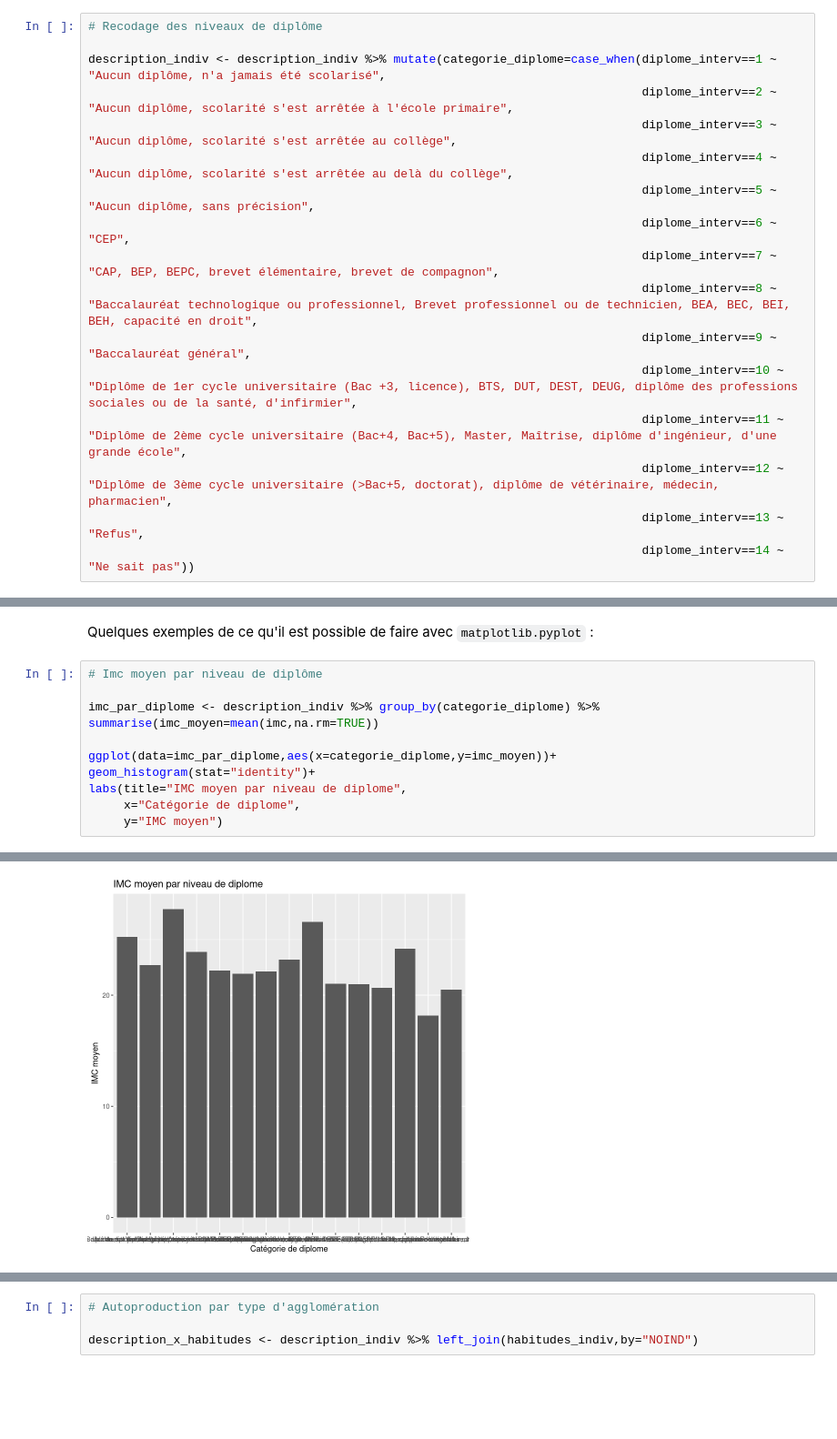
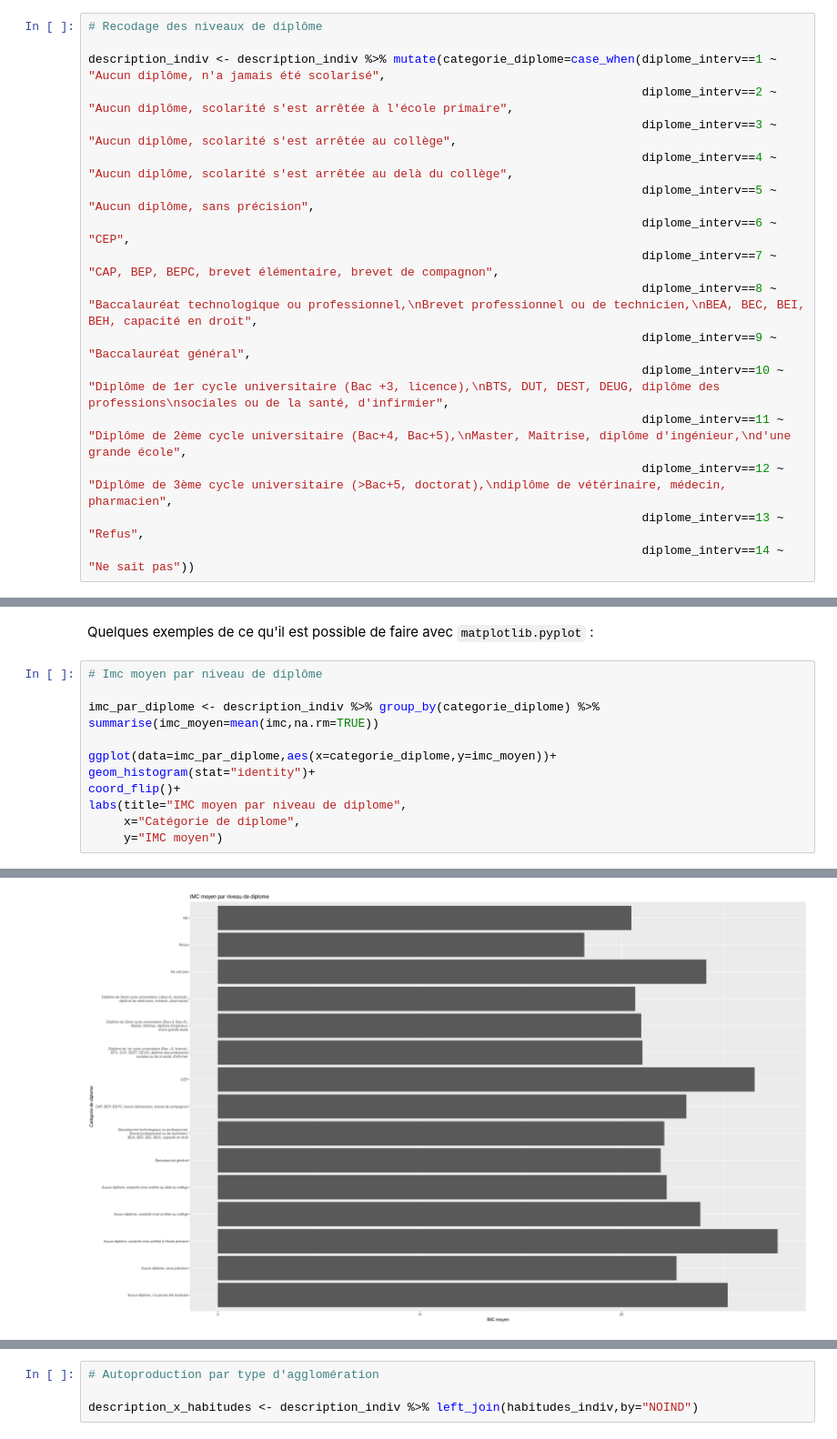
Before and after one commit to InseeFrLab/funathon2023_sujet3, a Jupyter notebook: Sujet_3_R.ipynb, the cells around one changed output, grey strips where cells are left out. Shown at 91% size. Saved outputs shown, nothing was run; the diff lists cells and outputs as text; blank space fills up the shorter version.

```diff
--- a/Sujet_3_R.ipynb
+++ b/Sujet_3_R.ipynb
@@ -157,11 +182,11 @@ description_indiv <- description_indiv %>% mutate(categorie_diplome=case_when(di
                                                                               diplome_interv==5 ~ "Aucun diplôme, sans précision",
                                                                               diplome_interv==6 ~ "CEP",
                                                                               diplome_interv==7 ~ "CAP, BEP, BEPC, brevet élémentaire, brevet de compagnon",
-                                                                              diplome_interv==8 ~ "Baccalauréat technologique ou professionnel, Brevet professionnel ou de technicien, BEA, BEC, BEI, BEH, capacité en droit",
+                                                                              diplome_interv==8 ~ "Baccalauréat technologique ou professionnel,\nBrevet professionnel ou de technicien,\nBEA, BEC, BEI, BEH, capacité en droit",
                                                                               diplome_interv==9 ~ "Baccalauréat général",
-                                                                              diplome_interv==10 ~ "Diplôme de 1er cycle universitaire (Bac +3, licence), BTS, DUT, DEST, DEUG, diplôme des professions sociales ou de la santé, d'infirmier",
-                                                                              diplome_interv==11 ~ "Diplôme de 2ème cycle universitaire (Bac+4, Bac+5), Master, Maîtrise, diplôme d'ingénieur, d'une grande école",
-                                                                              diplome_interv==12 ~ "Diplôme de 3ème cycle universitaire (>Bac+5, doctorat), diplôme de vétérinaire, médecin, pharmacien",
+                                                                              diplome_interv==10 ~ "Diplôme de 1er cycle universitaire (Bac +3, licence),\nBTS, DUT, DEST, DEUG, diplôme des professions\nsociales ou de la santé, d'infirmier",
+                                                                              diplome_interv==11 ~ "Diplôme de 2ème cycle universitaire (Bac+4, Bac+5),\nMaster, Maîtrise, diplôme d'ingénieur,\nd'une grande école",
+                                                                              diplome_interv==12 ~ "Diplôme de 3ème cycle universitaire (>Bac+5, doctorat),\ndiplôme de vétérinaire, médecin, pharmacien",
                                                                               diplome_interv==13 ~ "Refus",
                                                                               diplome_interv==14 ~ "Ne sait pas"))
 # %%
@@ -219,14 +244,15 @@
 # %%
 # Imc moyen par niveau de diplôme
 
 imc_par_diplome <- description_indiv %>% group_by(categorie_diplome) %>% summarise(imc_moyen=mean(imc,na.rm=TRUE))
 
 ggplot(data=imc_par_diplome,aes(x=categorie_diplome,y=imc_moyen))+
 geom_histogram(stat="identity")+
+coord_flip()+
 labs(title="IMC moyen par niveau de diplome",
      x="Catégorie de diplome",
      y="IMC moyen")
 # %% [output]
 Warning message in geom_histogram(stat = "identity"):
 “Ignoring unknown parameters: `binwidth`, `bins`, and `pad`”
-[figure, old version]
+[figure, new version]
```
Also changed, not shown: parts of 26 cells of this notebook.
